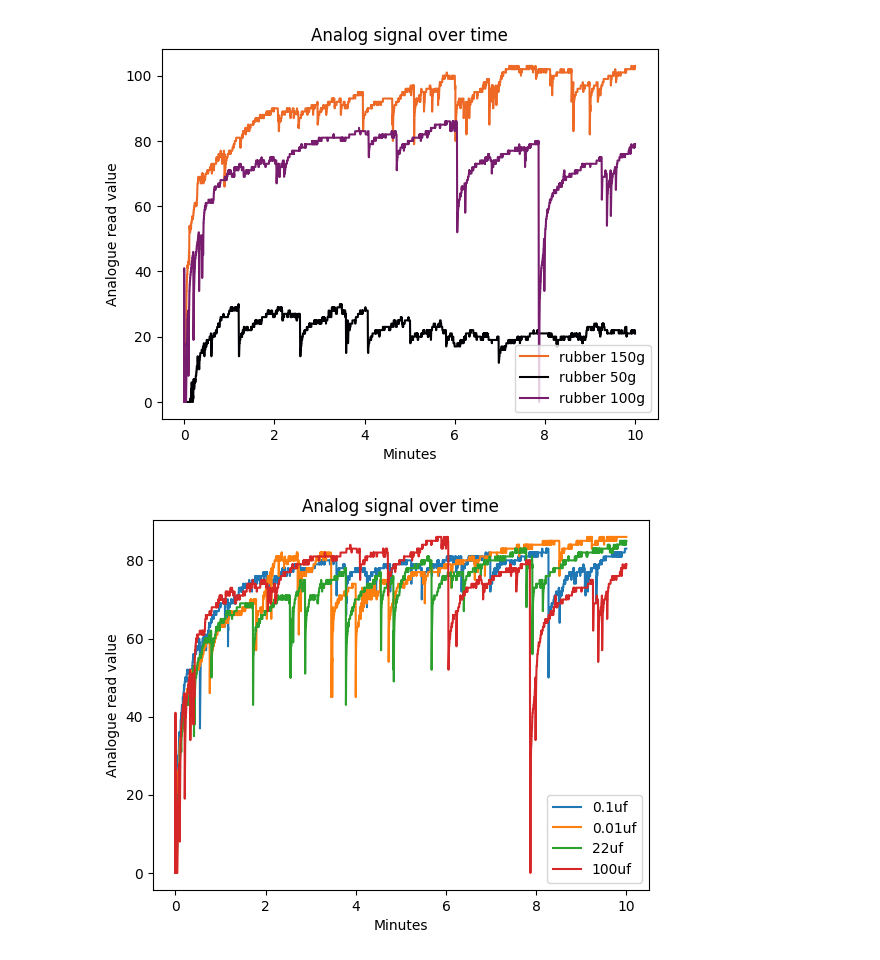
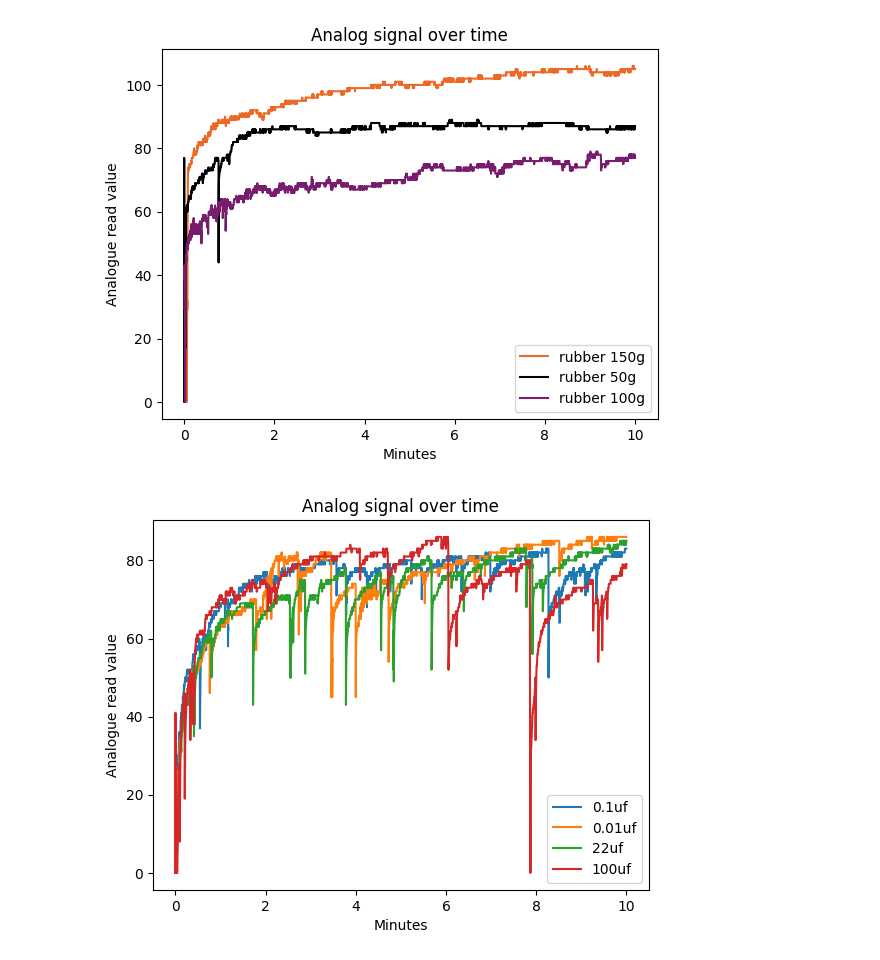
Before and after one commit to shepai/tactile_hands, a Jupyter notebook: Experimental/datalooker.ipynb, the cells around one changed output. Drawn from its saved outputs; the diff is of its cells as text; code cells hidden in the pictures.

Commit message:
data

```diff
--- a/Experimental/datalooker.ipynb
+++ b/Experimental/datalooker.ipynb
@@ -5,37 +5,37 @@ import matplotlib.pyplot as plt
 from matplotlib.cm import inferno
 # %%
 import os
-directory = "/its/home/drs25/Documents/GitHub/tactile_hands/Experimental/data/cap100uf/"
+directory = "/its/home/drs25/Documents/GitHub/tactile_hands/Experimental/data/capnuf/"
 all_items = os.listdir(directory)
 files = [f for f in all_items if os.path.isfile(os.path.join(directory, f))]
 
 pattern={"velostat":"-.","rubber":"-"}
 categories = ["50g", "100g", "150g", "200g"]
 n = len(categories)
 colours = {cat: inferno(i/(n-1)) for i, cat in enumerate(categories)}
 data=[]
 labels=[]
 for i in range(len(files)):
     if ".csv" in files[i]:
         name=files[i].split("_")
         size=name[2].split(".")[0]
         material=name[1]
         d=pd.read_csv(directory+files[i])
         d['timestamp'] = pd.to_datetime(d['timestamp'])
         data.append(d['value'])
         labels.append(name)
         seconds = d['timestamp'].dt.second.tolist()
         d['elapsed'] = (d['timestamp'] - d['timestamp'].iloc[0]).dt.total_seconds()/60
         plt.plot(d['elapsed'],d['value'],label=material+" "+size,c=colours[size],linestyle=pattern[material])
         #plt.xlabel([i for i in range(0,len(d['timestamp']))],d['timestamp'])
 
 plt.xlabel("Minutes")
 plt.ylabel("Analogue read value")
 plt.legend(loc="lower right")
 plt.title("Analog signal over time")
 plt.show()
 # %% [output]
-[figure, old version]
+[figure, new version]
 # %%
 cap0_1=pd.read_csv("/its/home/drs25/Documents/GitHub/tactile_hands/Experimental/data/cap0.1uf/"+"ads7830_rubber_100g.csv")
 cap22=pd.read_csv("/its/home/drs25/Documents/GitHub/tactile_hands/Experimental/data/cap22uf/"+"ads7830_rubber_100g.csv")
```
Also changed, not shown: 9 other files.
